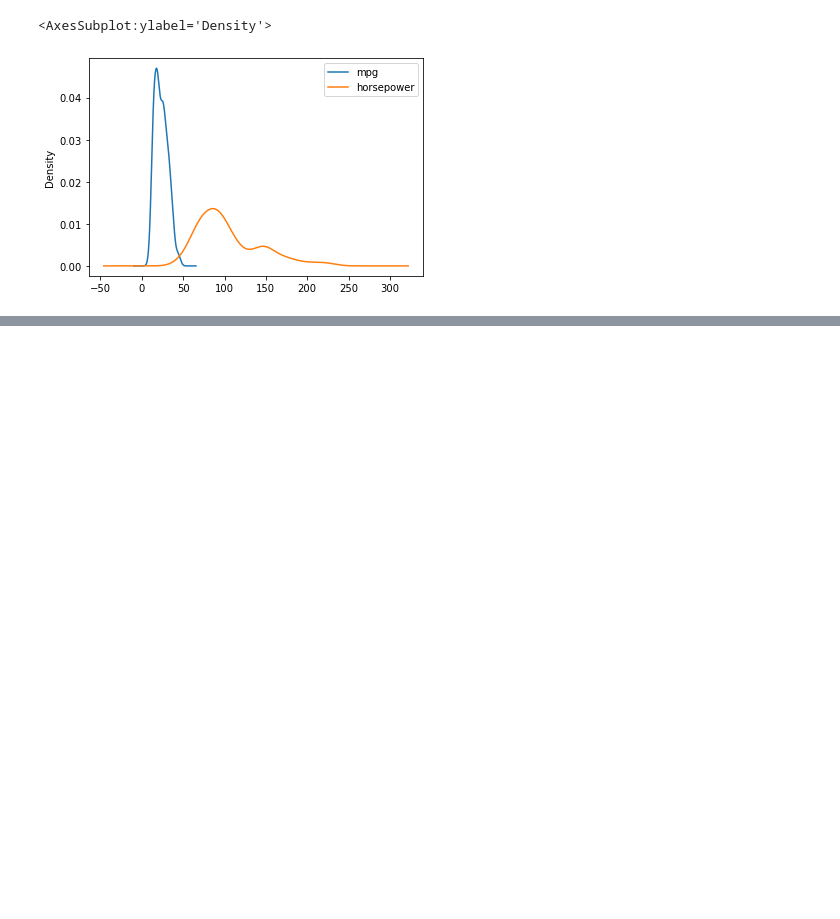
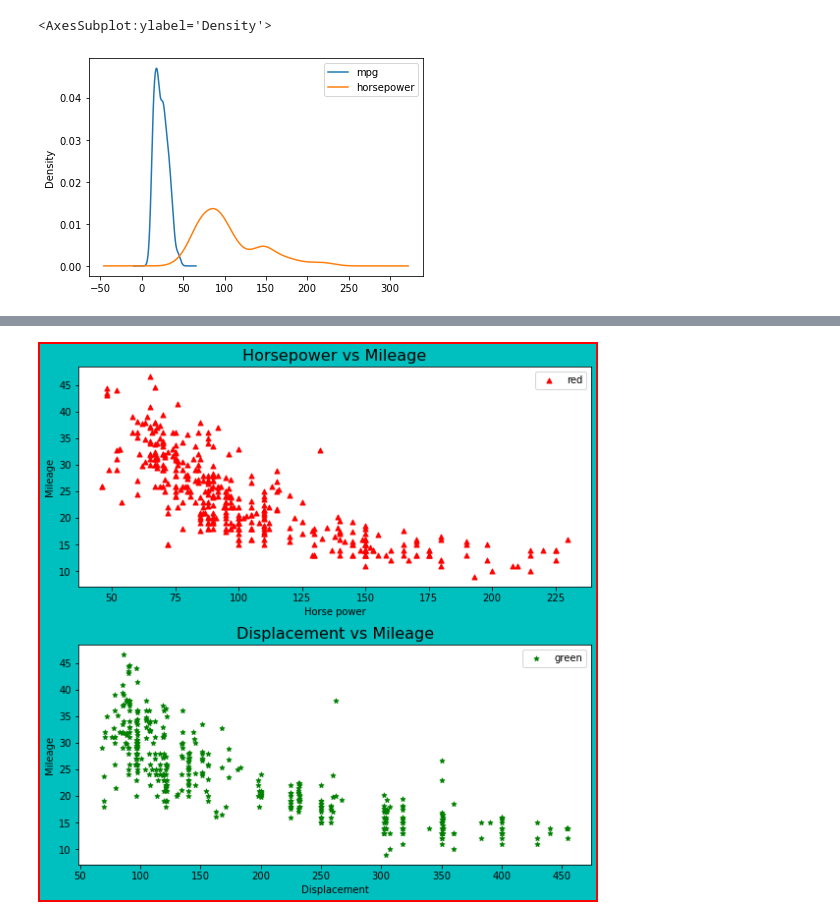
Before and after one commit to sreeh4ri/ictk_projects, a Jupyter notebook: notebooks/ex-matplotlib-basics.ipynb, the cells around one changed output, grey strips where cells are left out. Saved outputs shown, nothing was run; the diff lists cells and outputs as text; code cells hidden in the pictures; blank space fills up the shorter version.

```diff
--- a/notebooks/ex-matplotlib-basics.ipynb
+++ b/notebooks/ex-matplotlib-basics.ipynb
@@ -172,0 +186,23 @@ acsv[['mpg','horsepower']].plot.kde() # kernel based density estimation
+# %%
+# tight layout and subplots
+plt.figure(figsize=(8,8),linewidth = 4, edgecolor='r',facecolor='c')
+
+#subplot 1
+plt.subplot(2,1,1)
+plt.scatter(acsv['horsepower'],acsv['mpg'], s= 25, c ='red' , marker = '^', label ='red')
+plt.title("Horsepower vs Mileage", fontsize = 16)
+plt.xlabel("Horse power")
+plt.ylabel("Mileage")
+plt.legend()
+#subplot 2
+plt.subplot(2,1,2)
+plt.scatter(acsv['displacement'],acsv['mpg'], s= 25, c ='green' , marker = '*', label ='green')
+plt.title('Displacement vs Mileage', fontsize = 16)
+plt.xlabel("Displacement")
+plt.ylabel("Mileage")
+plt.legend()
+
+# tight layout
+plt.tight_layout(pad = 1)
+# %% [output]
+[figure, added]
```
Also changed, not shown: parts of 5 cells of this notebook, 1 other file.
